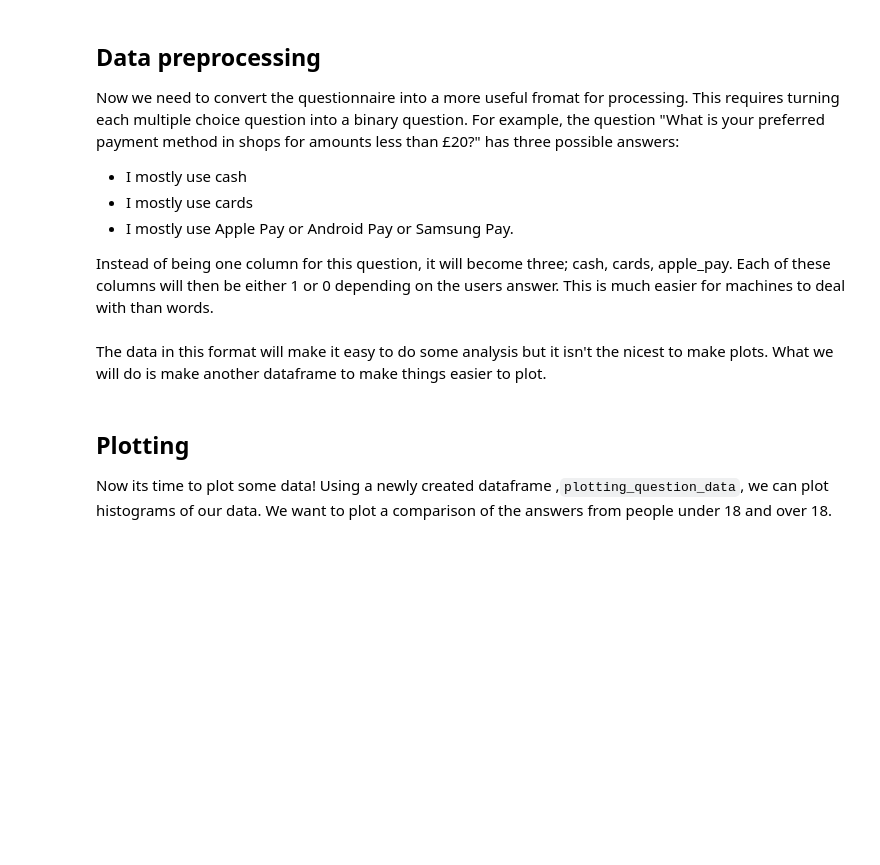
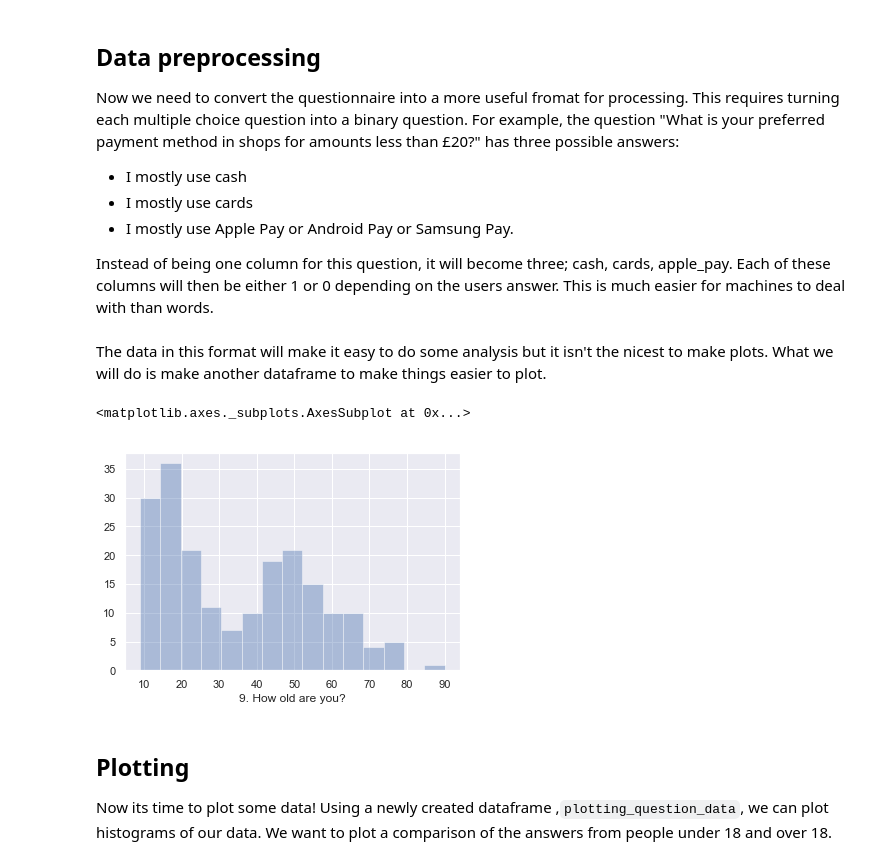
Before and after one commit to lewiswilkins/whats-my-age-again, a Jupyter notebook: whats_my_age_again.ipynb, the cells around one changed output. Saved outputs shown, nothing was run; the diff lists cells and outputs as text; code cells hidden in the pictures; blank space fills up the shorter version.

```diff
--- a/whats_my_age_again.ipynb
+++ b/whats_my_age_again.ipynb
@@ -86,3 +85,10 @@ plotting_question_data = convert_to_plotting_df(question_data, columns_encoding)
+# %%
+plotting_question_data = convert_to_plotting_df(question_data, columns_encoding)
+plotting_question_data.head()
+sns.distplot(plotting_question_data["9. How old are you?"], bins=15, kde=False)
+# %% [output]
+<matplotlib.axes._subplots.AxesSubplot at 0x...>
+[figure, added]
 # %% [markdown]
 ## Plotting
 Now its time to plot some data! Using a newly created dataframe ,`plotting_question_data`, we can plot histograms of our data. We want to plot a comparison of the answers from people under 18 and over 18.
```
Also changed, not shown: parts of 17 cells of this notebook.
